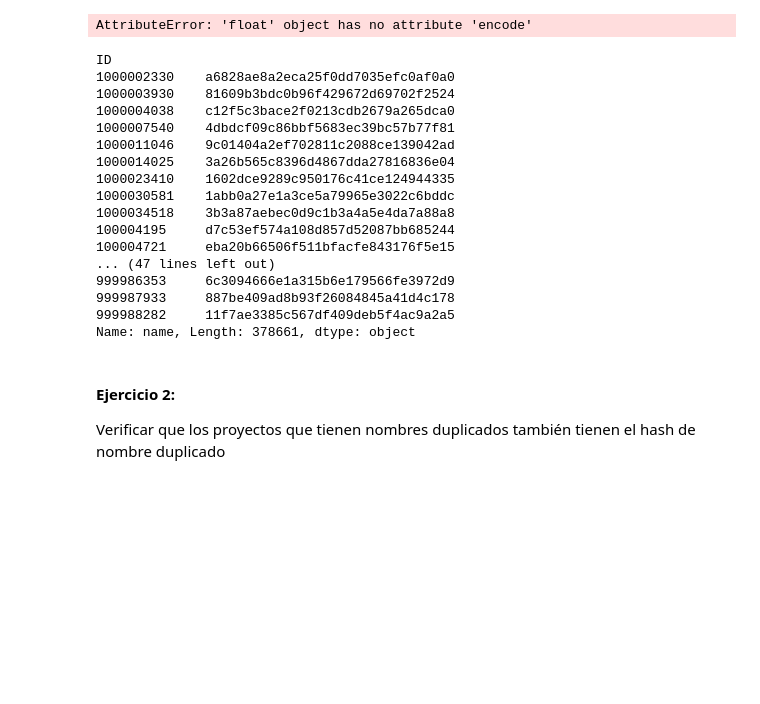
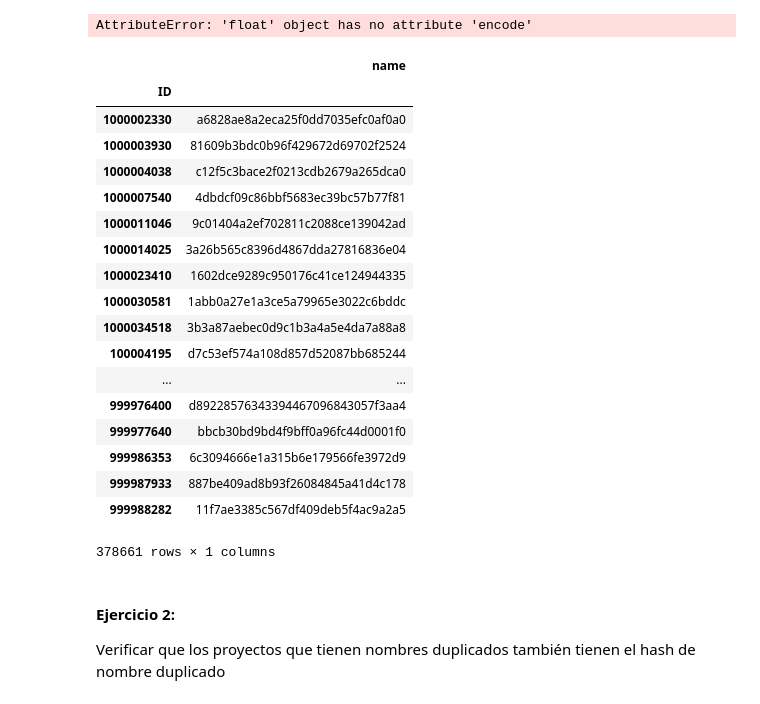
Before and after one commit to valenmongi/Diplodatos, a Jupyter notebook: Limpieza.ipynb, the cells around one changed output. Saved outputs shown, nothing was run; the diff lists cells and outputs as text; code cells hidden in the pictures; blank space fills up the shorter version.

```diff
--- a/Limpieza.ipynb
+++ b/Limpieza.ipynb
@@ -258,7 +260,7 @@ kickstarter_2018.shape
 # %% [markdown]
 Pandas soporta índices en los DataFrames vamos a recargar el conjunto de datos
 # %%
-kickstarter_2018 = pd.read_csv(r"C:\Users\Usuario\Desktop\FACULTAD\Diplomatura FAMAF\Materia 2 - Curacion de datos\AnalisisYCuracion-master\input\kickstarter-projects\ks-projects-201801.csv",
+kickstarter_2018 = pd.read_csv('ks-projects-201801.csv',
                                parse_dates=["deadline","launched"],
                                index_col=['ID'])
 # %%
@@ -431,29 +491,33 @@ AttributeError: 'float' object has no attribute 'encode'
 # %%
 def hashit(val):
     if isinstance(val, float):
         return str(val)
     return md5(val.encode('utf-8')).hexdigest()
 
 
-kickstarter_2018['name'].apply(hashit)
+dupl_3 = kickstarter_2018['name'].apply(hashit)
+hash_1 = pd.DataFrame(dupl_3)
+hash_1
 # %% [output]
+|  | name |
+| ID |  |
+| 1000002330 | a6828ae8a2eca25f0dd7035efc0af0a0 |
+| 1000003930 | 81609b3bdc0b96f429672d69702f2524 |
+| 1000004038 | c12f5c3bace2f0213cdb2679a265dca0 |
+| 1000007540 | 4dbdcf09c86bbf5683ec39bc57b77f81 |
+| 1000011046 | 9c01404a2ef702811c2088ce139042ad |
+| 1000014025 | 3a26b565c8396d4867dda27816836e04 |
+| 1000023410 | 1602dce9289c950176c41ce124944335 |
+| 1000030581 | 1abb0a27e1a3ce5a79965e3022c6bddc |
+| 1000034518 | 3b3a87aebec0d9c1b3a4a5e4da7a88a8 |
+| 100004195 | d7c53ef574a108d857d52087bb685244 |
+| ... | ... |
+| 999976400 | d89228576343394467096843057f3aa4 |
+| 999977640 | bbcb30bd9bd4f9bff0a96fc44d0001f0 |
+| 999986353 | 6c3094666e1a315b6e179566fe3972d9 |
+| 999987933 | 887be409ad8b93f26084845a41d4c178 |
+| 999988282 | 11f7ae3385c567df409deb5f4ac9a2a5 |
-ID
-1000002330    a6828ae8a2eca25f0dd7035efc0af0a0
-1000003930    81609b3bdc0b96f429672d69702f2524
-1000004038    c12f5c3bace2f0213cdb2679a265dca0
-1000007540    4dbdcf09c86bbf5683ec39bc57b77f81
-1000011046    9c01404a2ef702811c2088ce139042ad
-1000014025    3a26b565c8396d4867dda27816836e04
-1000023410    1602dce9289c950176c41ce124944335
-1000030581    1abb0a27e1a3ce5a79965e3022c6bddc
-1000034518    3b3a87aebec0d9c1b3a4a5e4da7a88a8
-100004195     d7c53ef574a108d857d52087bb685244
-100004721     eba20b66506f511bfacfe843176f5e15
-... (47 lines left out)
-999986353     6c3094666e1a315b6e179566fe3972d9
-999987933     887be409ad8b93f26084845a41d4c178
-999988282     11f7ae3385c567df409deb5f4ac9a2a5
-Name: name, Length: 378661, dtype: object
+378661 rows × 1 columns
 # %% [markdown]
 #### Ejercicio 2:
 
```
Also changed, not shown: parts of 24 cells of this notebook.
